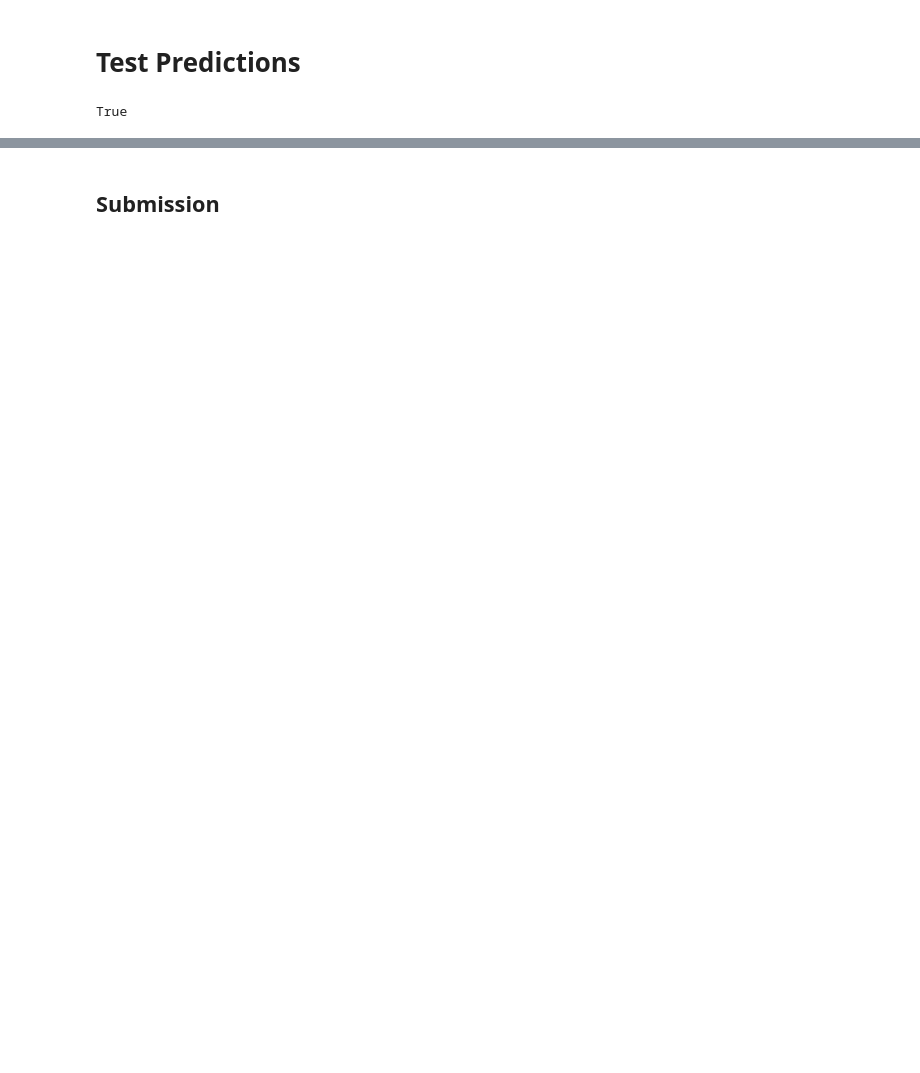
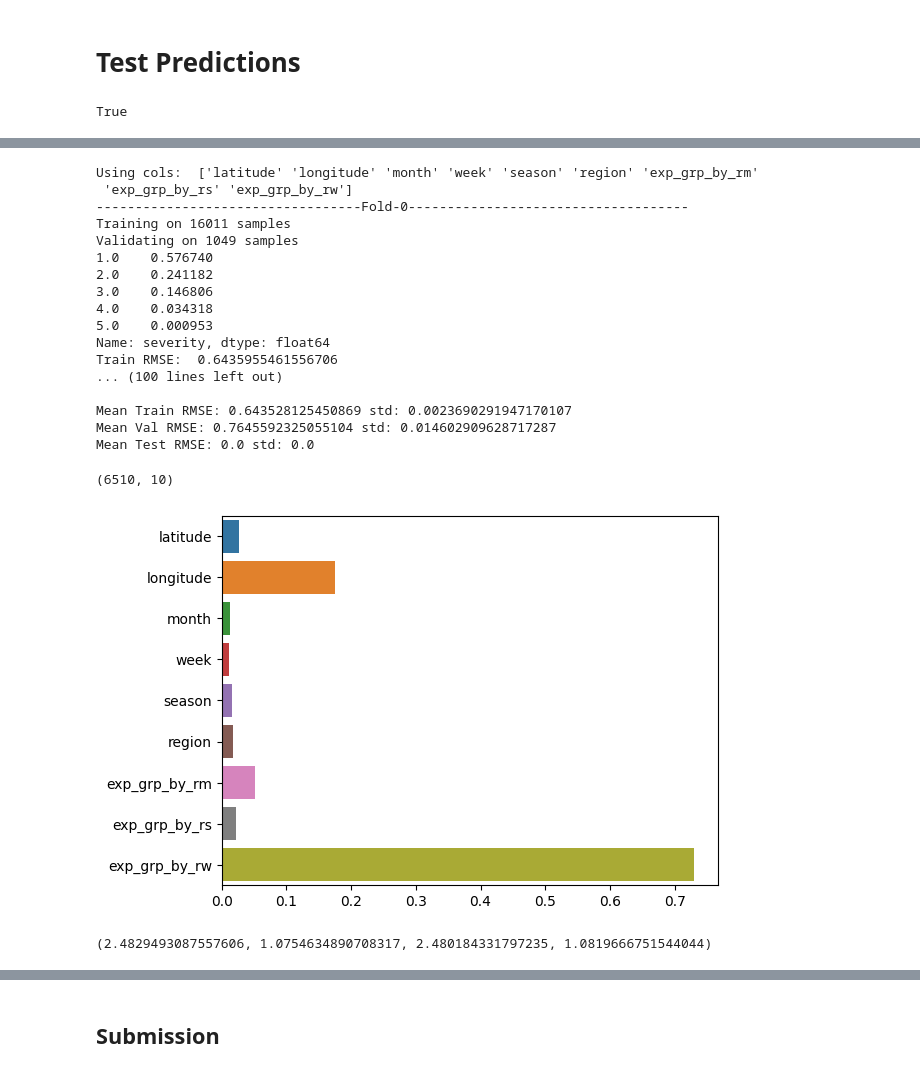
Before and after one commit to k-loki/Algal-bloom-Identification, a Jupyter notebook: notebooks/mt_data_again.ipynb, the cells around one changed output, grey strips where cells are left out. Drawn from its saved outputs; the diff is of its cells as text; code cells hidden in the pictures; blank space fills up the shorter version.

```diff
--- a/notebooks/mt_data_again.ipynb
+++ b/notebooks/mt_data_again.ipynb
@@ -481,11 +670,35 @@ all_X_train.shape, all_y_train.shape
 X_test.week = X_test.week.astype('int')
 X_test.region = X_test.region.map(reg_map)
 # %%
-xgb = XGBRegressor(n_estimators=1000, max_depth=3, learning_rate=0.1, n_jobs=-1, random_state=12_000, tree_method='gpu_hist', gpu_id=0)
-test_preds_cv, train_preds_cv = cv_it(xgb, all_X_train, all_y_train, X_test=X_test, splits=10, cv_predict=True)
+xgb_reg = XGBRegressor(n_estimators=1000, max_depth=3, learning_rate=0.1, n_jobs=-1, random_state=12_000, tree_method='gpu_hist', gpu_id=0)
+test_preds_cv, train_preds_cv,  *_= cv_it(xgb_reg, all_X_train, all_y_train, X_test=X_test, splits=10, cv_predict=True)
 test_preds_cv.shape
+# %% [output]
+Using cols:  ['latitude' 'longitude' 'month' 'week' 'season' 'region' 'exp_grp_by_rm'
+ 'exp_grp_by_rs' 'exp_grp_by_rw']
+----------------------------------Fold-0------------------------------------
+Training on 16011 samples
+Validating on 1049 samples
+1.0    0.576740
+2.0    0.241182
+3.0    0.146806
+4.0    0.034318
+5.0    0.000953
+Name: severity, dtype: float64
+Train RMSE:  0.6435955461556706
+... (100 lines left out)
+
+Mean Train RMSE: 0.643528125450869 std: 0.0023690291947170107
+Mean Val RMSE: 0.7645592325055104 std: 0.014602909628717287
+Mean Test RMSE: 0.0 std: 0.0
+(6510, 10)
+[figure, added]
 # %%
 preds_rmr = np.round(np.mean(np.round(test_preds_cv), axis=1)) # mean of rounded predictions
 preds_rm = np.round(np.mean(test_preds_cv, axis=1))  # rounded mean
+# %%
+np.mean(preds_rm), np.std(preds_rm), np.mean(preds_rmr), np.std(preds_rmr)
+# %% [output]
+(2.4829493087557606, 1.0754634890708317, 2.480184331797235, 1.0819666751544044)
 # %%
 analyize_matches(preds_rmr, preds_rm)
```
Also changed, not shown: parts of 40 cells of this notebook.
